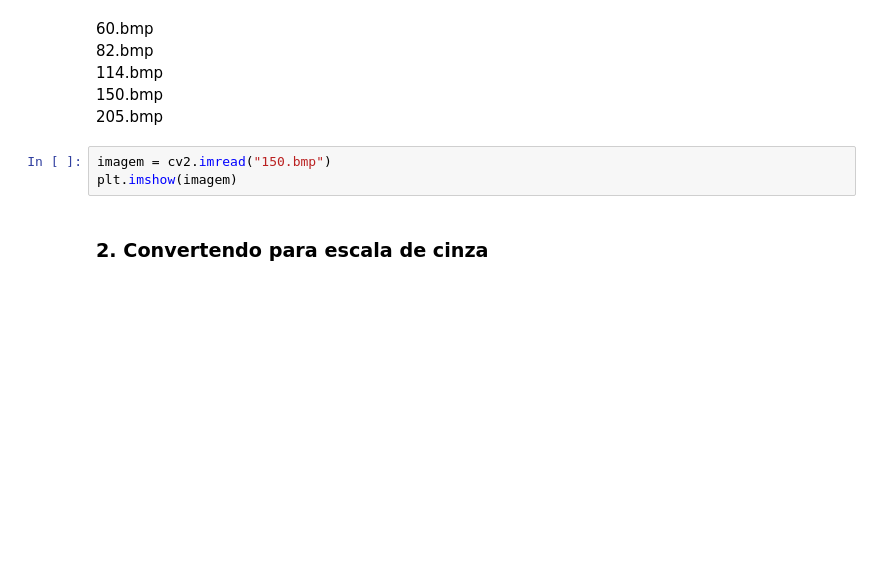
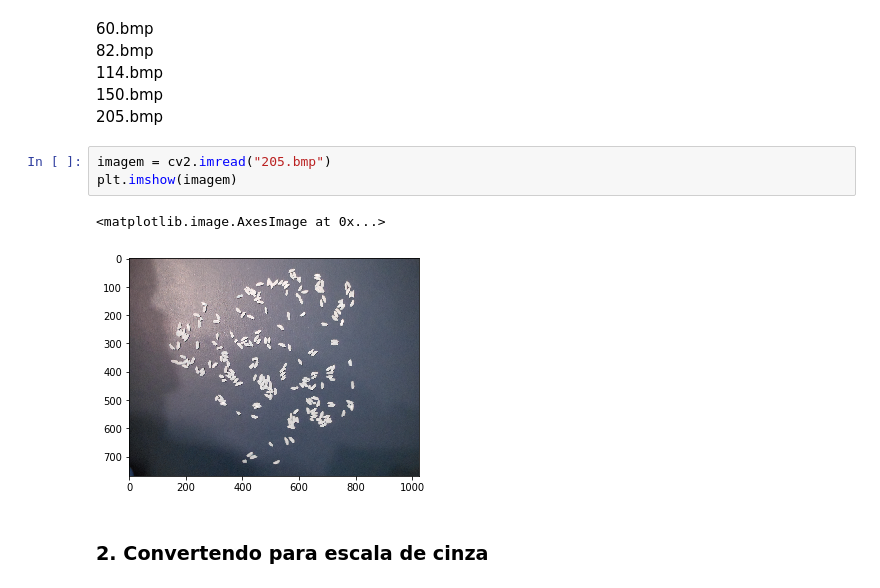
Before and after one commit to cordeirolibel/pdi, a Jupyter notebook: T04/desafio.ipynb, the cells around one changed output. Drawn from its saved outputs; the diff is of its cells as text; blank space fills up the shorter version.

```diff
--- a/T04/desafio.ipynb
+++ b/T04/desafio.ipynb
@@ -12,8 +12,11 @@ from matplotlib import pyplot as plt
 150.bmp<br>
 205.bmp
 # %%
-imagem = cv2.imread("150.bmp")
+imagem = cv2.imread("205.bmp")
 plt.imshow(imagem)
+# %% [output]
+<matplotlib.image.AxesImage at 0x...>
+[figure, added]
 # %% [markdown]
 ### 2. Convertendo para escala de cinza
 # %%
```
Also changed, not shown: parts of 19 cells of this notebook.
